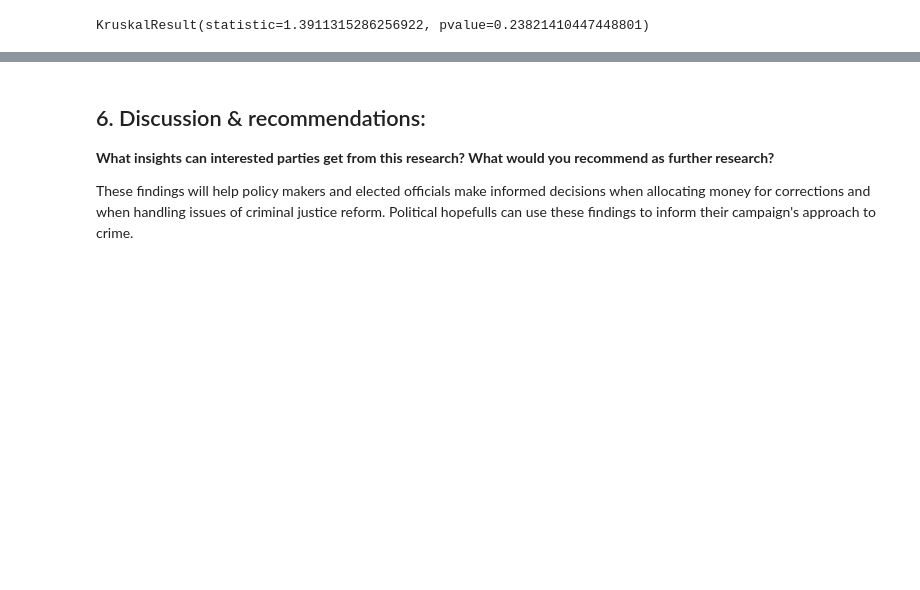
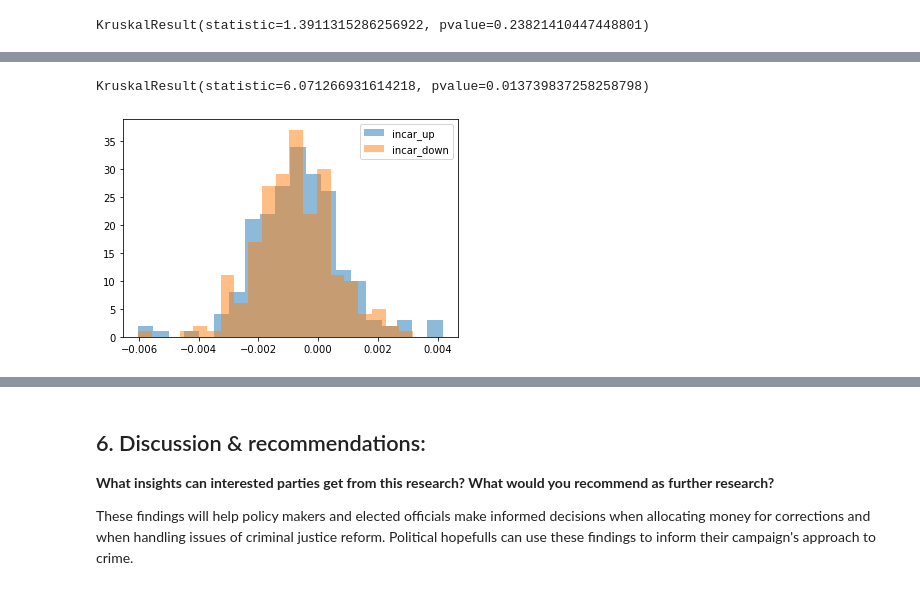
Before and after one commit to CateMerfeld/experimental_design_capstone, a Jupyter notebook: us_crime_and_incarceration.ipynb, the cells around one changed output, grey strips where cells are left out. Saved outputs shown, nothing was run; the diff lists cells and outputs as text; code cells hidden in the pictures; blank space fills up the shorter version.

```diff
--- a/us_crime_and_incarceration.ipynb
+++ b/us_crime_and_incarceration.ipynb
@@ -248,0 +315,13 @@ Based on these results, we cannot reject the null hypothesis.
+# %%
+stats.kruskal(incar_up['viocr_vs_ly'], incar_down['viocr_vs_ly'])
+# %% [output]
+KruskalResult(statistic=6.071266931614218, pvalue=0.013739837258258798)
+# %%
+plt.hist(incar_up['propcr_vs_ly'], alpha = .5, bins = 20)
+plt.hist(incar_down['propcr_vs_ly'], alpha = .5, bins = 20)
+
+plt.legend(['incar_up', 'incar_down'], loc='upper right')
+
+plt.show()
+# %% [output]
+[figure, added]
```
Also changed, not shown: parts of 29 cells of this notebook.
